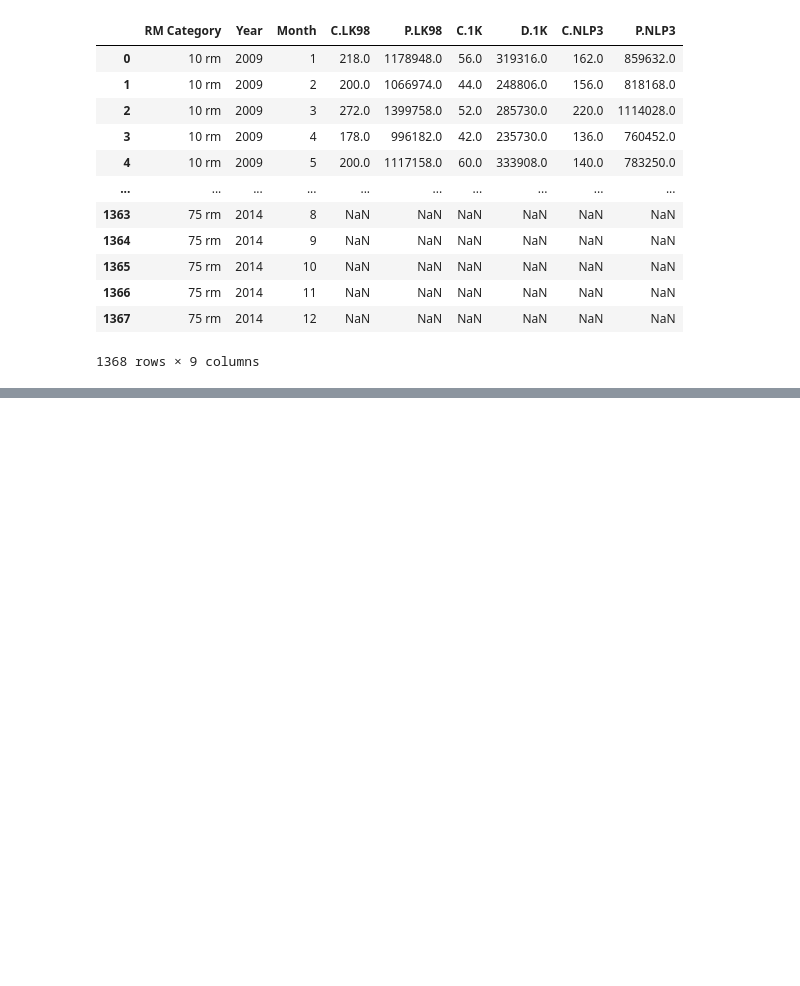
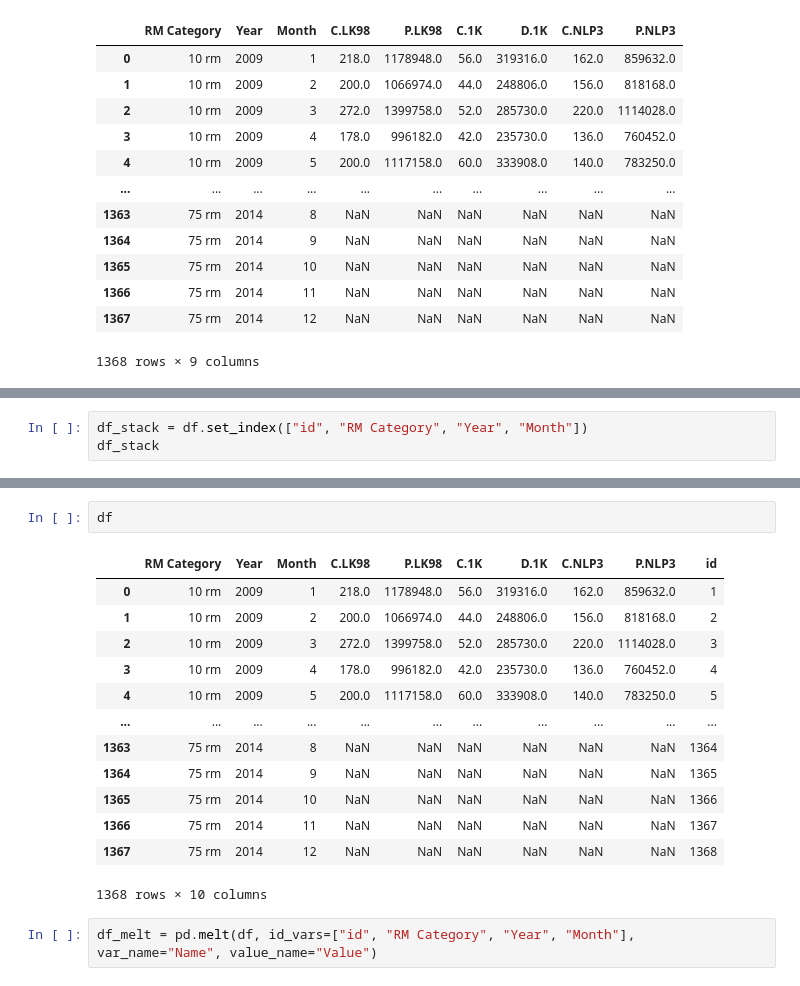
Before and after one commit to ajsultanov/alteryx-in-python, a Jupyter notebook: 3/challenge3.ipynb, the cells around one changed output, grey strips where cells are left out. Cells and saved outputs as stored; diff of their text form; blank space fills up the shorter version.

```diff
--- a/3/challenge3.ipynb
+++ b/3/challenge3.ipynb
@@ -40,0 +73,3 @@ df
+# %%
+df_stack = df.set_index(["id", "RM Category", "Year", "Month"])
+df_stack
@@ -40,0 +145,18 @@ df
+# %%
+df
+# %% [output]
+|  | RM Category | Year | Month | C.LK98 | P.LK98 | C.1K | D.1K | C.NLP3 | P.NLP3 | id |
+| 0 | 10 rm | 2009 | 1 | 218.0 | 1178948.0 | 56.0 | 319316.0 | 162.0 | 859632.0 | 1 |
+| 1 | 10 rm | 2009 | 2 | 200.0 | 1066974.0 | 44.0 | 248806.0 | 156.0 | 818168.0 | 2 |
+| 2 | 10 rm | 2009 | 3 | 272.0 | 1399758.0 | 52.0 | 285730.0 | 220.0 | 1114028.0 | 3 |
+| 3 | 10 rm | 2009 | 4 | 178.0 | 996182.0 | 42.0 | 235730.0 | 136.0 | 760452.0 | 4 |
+| 4 | 10 rm | 2009 | 5 | 200.0 | 1117158.0 | 60.0 | 333908.0 | 140.0 | 783250.0 | 5 |
+| ... | ... | ... | ... | ... | ... | ... | ... | ... | ... | ... |
+| 1363 | 75 rm | 2014 | 8 | NaN | NaN | NaN | NaN | NaN | NaN | 1364 |
+| 1364 | 75 rm | 2014 | 9 | NaN | NaN | NaN | NaN | NaN | NaN | 1365 |
+| 1365 | 75 rm | 2014 | 10 | NaN | NaN | NaN | NaN | NaN | NaN | 1366 |
+| 1366 | 75 rm | 2014 | 11 | NaN | NaN | NaN | NaN | NaN | NaN | 1367 |
+| 1367 | 75 rm | 2014 | 12 | NaN | NaN | NaN | NaN | NaN | NaN | 1368 |
+1368 rows × 10 columns
+# %%
+df_melt = pd.melt(df, id_vars=["id", "RM Category", "Year", "Month"], var_name="Name", value_name="Value")
```
Also changed, not shown: parts of 16 cells of this notebook, 3 other files.
